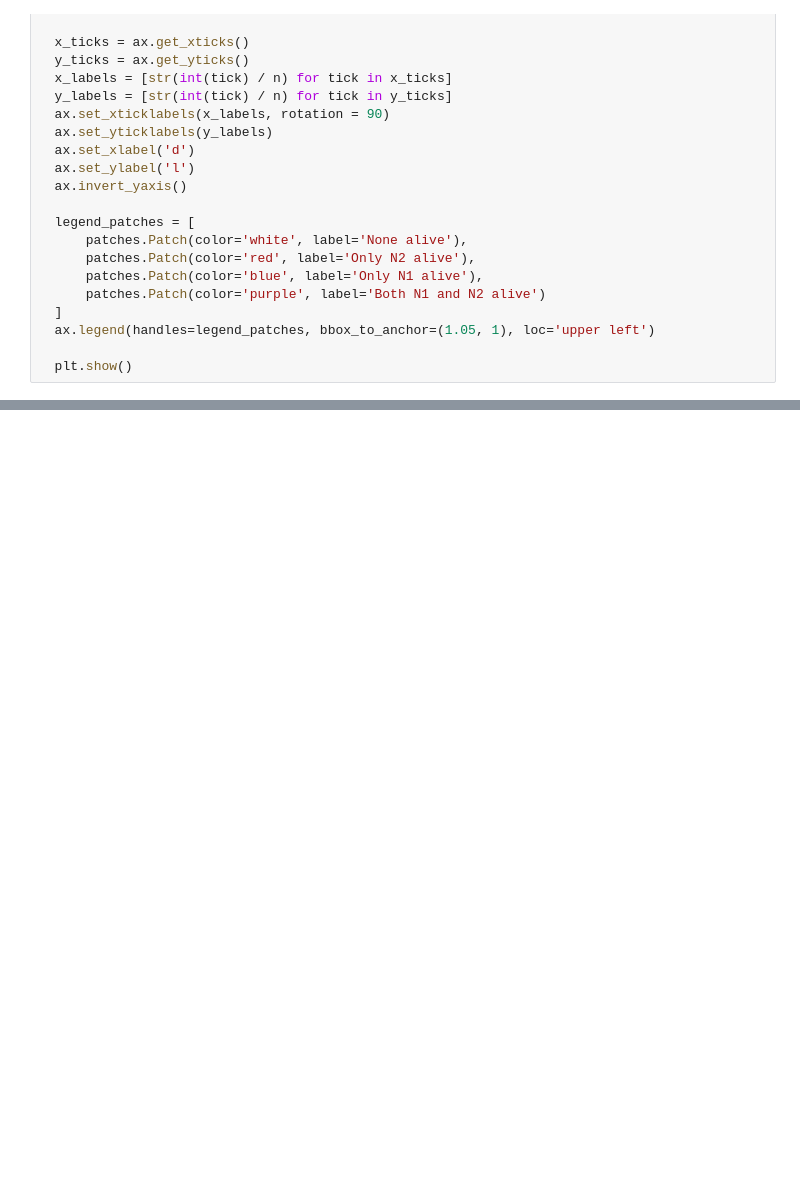
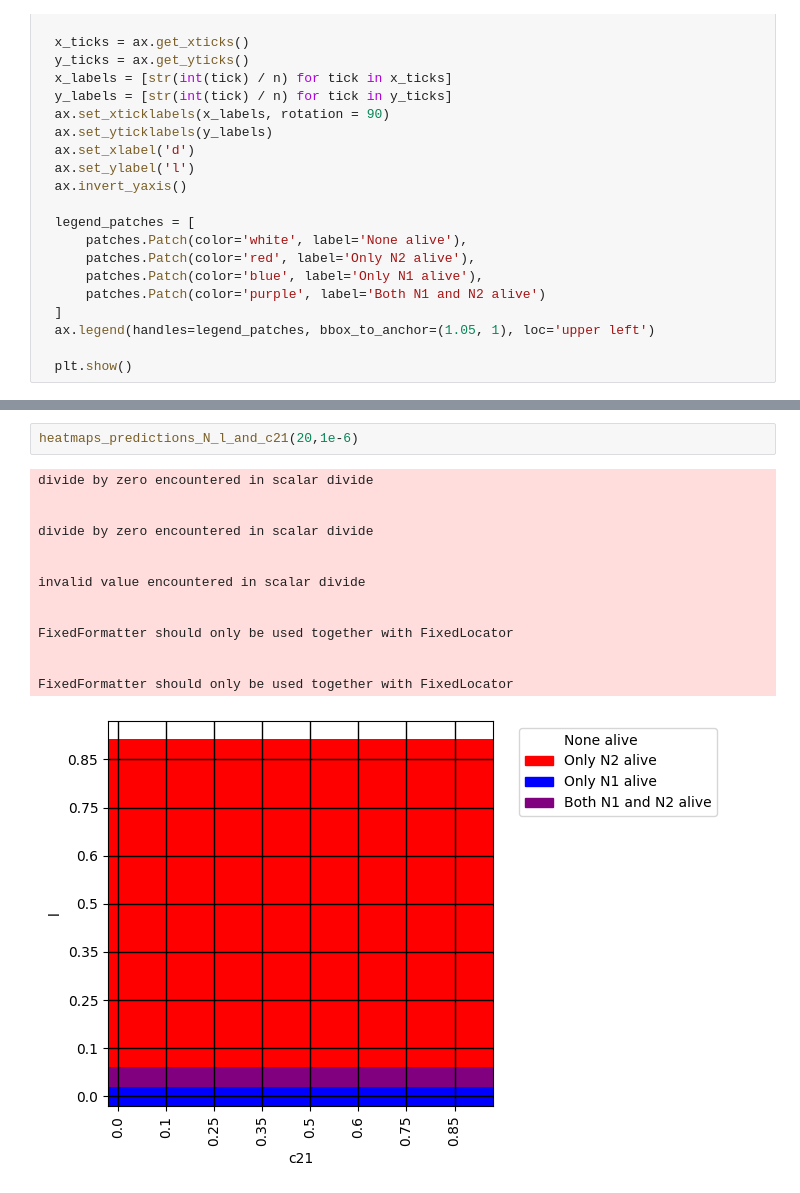
Before and after one commit to GiveMe1Coffee/m6-consumer-resource-model, a Jupyter notebook: M6_project.ipynb, the cells around one changed output, grey strips where cells are left out. Drawn from its saved outputs; the diff is of its cells as text; blank space fills up the shorter version.

```diff
--- a/M6_project.ipynb
+++ b/M6_project.ipynb
@@ -1682,0 +1809,17 @@ FixedFormatter should only be used together with FixedLocator
+# %%
+heatmaps_predictions_N_l_and_c21(20,1e-6)
+# %% [output]
+divide by zero encountered in scalar divide
+
+
+divide by zero encountered in scalar divide
+
+
+invalid value encountered in scalar divide
+
+
+FixedFormatter should only be used together with FixedLocator
+
+
+FixedFormatter should only be used together with FixedLocator
+[figure, added]
```
Also changed, not shown: parts of 16 cells of this notebook.
